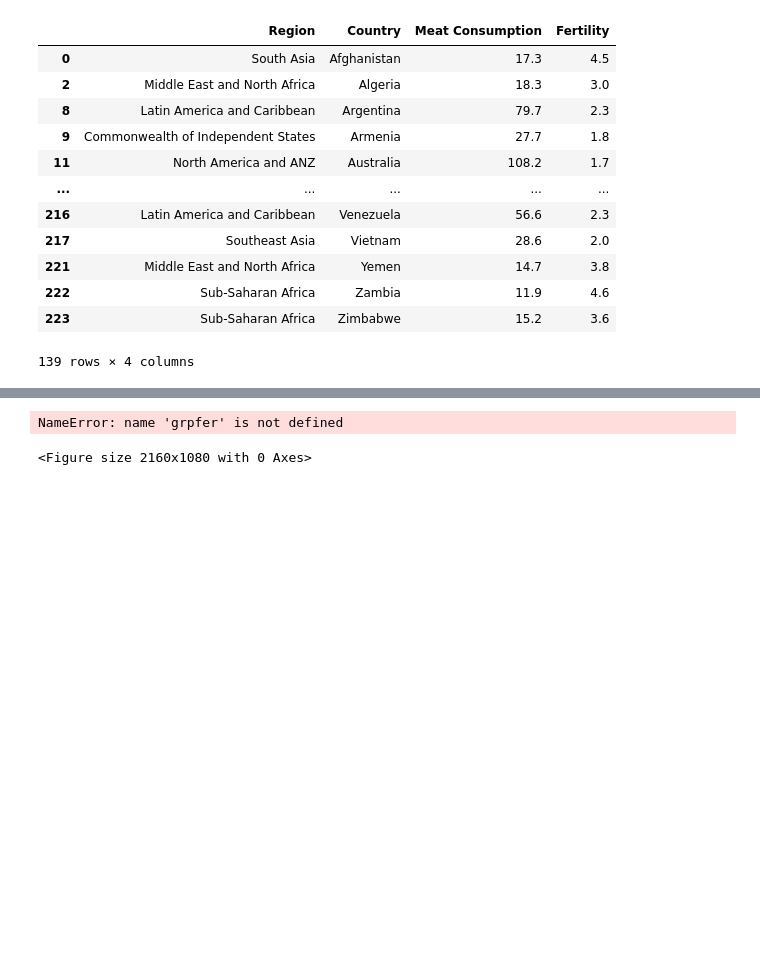
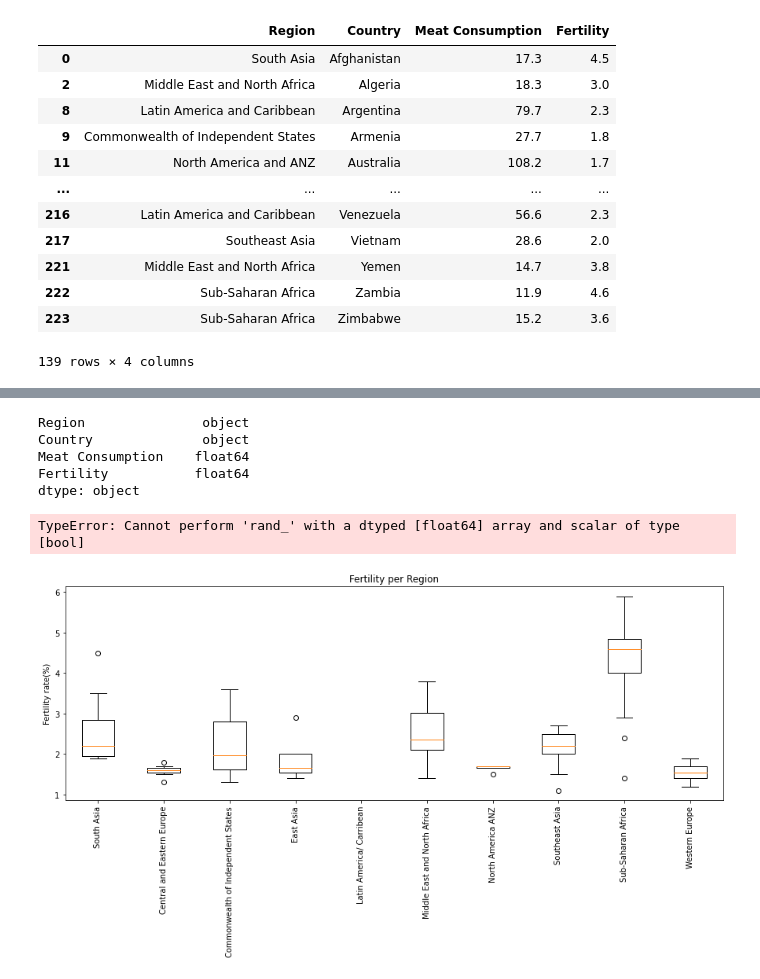
Before and after one commit to ermcgrew/bootcamp_project_one, a Jupyter notebook: data_analysis.ipynb, the cells around one changed output, grey strips where cells are left out. Cells and saved outputs as stored; diff of their text form; code cells hidden in the pictures; blank space fills up the shorter version.

```diff
--- a/data_analysis.ipynb
+++ b/data_analysis.ipynb
@@ -287,6 +291,71 @@ grpbyreg
 grpfer= grpbyreg['Fertility']
 grpmeat= grpbyreg['Meat Consumption']
 # %%
+#creating variables for boxplot
+southasia_df=cleanMvsF_df.loc[cleanMvsF_df['Region']=='South Asia']
+SAfertility=southasia_df['Fertility']
+
+CEEuro_df=cleanMvsF_df.loc[cleanMvsF_df['Region']=='Central and Eastern Europe']
+CEEurofertility=CEEuro_df['Fertility']
+
+Ind_States_df=cleanMvsF_df.loc[cleanMvsF_df['Region']=='Commonwealth of Independent States']
+Ind_Statesfertility=Ind_States_df['Fertility']
+
+EAsia_df=cleanMvsF_df.loc[cleanMvsF_df['Region']=='East Asia']
+EAsiafertility=EAsia_df['Fertility']
+
+LatA_C_df=cleanMvsF_df.loc[cleanMvsF_df['Region']=='Latin America and Carribean']
+LatA_Cfertility=LatA_C_df['Fertility']
+
+MidE_NorA_df=cleanMvsF_df.loc[cleanMvsF_df['Region']=='Middle East and North Africa']
+MidE_NorAfertility=MidE_NorA_df['Fertility']
+
+NorAme_df=cleanMvsF_df.loc[cleanMvsF_df['Region']=='North America and ANZ']
+NorAmefertility=NorAme_df['Fertility']
+
+SouthEastAsia_df=cleanMvsF_df.loc[cleanMvsF_df['Region']=='Southeast Asia']
+SouthEastAsiafertility=SouthEastAsia_df['Fertility']
+
+SSAfrica_df=cleanMvsF_df.loc[cleanMvsF_df['Region']=='Sub-Saharan Africa']
+SSAfricafertility=SSAfrica_df['Fertility']
+
+WEuro_df=cleanMvsF_df.loc[cleanMvsF_df['Region']=='Western Europe']
+WEurofertility=WEuro_df['Fertility']
+
+Regions = ['South Asia','Central and Eastern Europe','Commonwealth of Independent States',
+           'East Asia', 'Latin America/ Carribean',
+           'Middle East and North Africa','North America ANZ',
+           'Southeast Asia','Sub-Saharan Africa','Western Europe']
-# %% [output]
-NameError: name 'grpfer' is not defined
-<Figure size 2160x1080 with 0 Axes>
+# %%
+cleanMvsF_df.dtypes
+# %% [output]
+Region               object
+Country              object
+Meat Consumption    float64
+Fertility           float64
+dtype: object
+# %%
+df=pd.DataFrame()
+
+for region in Regions:
+    regiondata=cleanMvsF_df.loc[cleanMvsF_df['Region']==region,'Fertility']
+    iqr = regiondata.quantile(.75) - regiondata.quantile(.25)
+    low = regiondata.quantile(.25) - (1.5*iqr)
+    upper = regiondata.quantile(.75) + (1.5*iqr)
+    cleanregiondata=cleanMvsF_df.loc[cleanMvsF_df['Region']==region & cleanMvsF_df['Fertility']>low & cleanMvsF_df['Fertility']<upper]
+    df.append(cleanregiondata)
+# %% [output]
+TypeError: Cannot perform 'rand_' with a dtyped [float64] array and scalar of type [bool]
+# %%
+#boxplot of fertiliy per region
+plt.figure(figsize=(15,5))
+plt.boxplot([SAfertility,CEEurofertility,Ind_Statesfertility,EAsiafertility,LatA_Cfertility,
+             MidE_NorAfertility,NorAmefertility,SouthEastAsiafertility,
+             SSAfricafertility,WEurofertility], labels=Regions)
+plt.title('Fertility per Region')
+plt.xticks([1,2,3,4,5,6,7,8,9,10],Regions,fontsize=10, rotation= 90)
+plt.ylabel('Fertility rate(%)', fontsize=10)
+
+plt.show()
+# %% [output]
+[figure, added]
```
Also changed, not shown: parts of 8 cells of this notebook, 1 other file.
